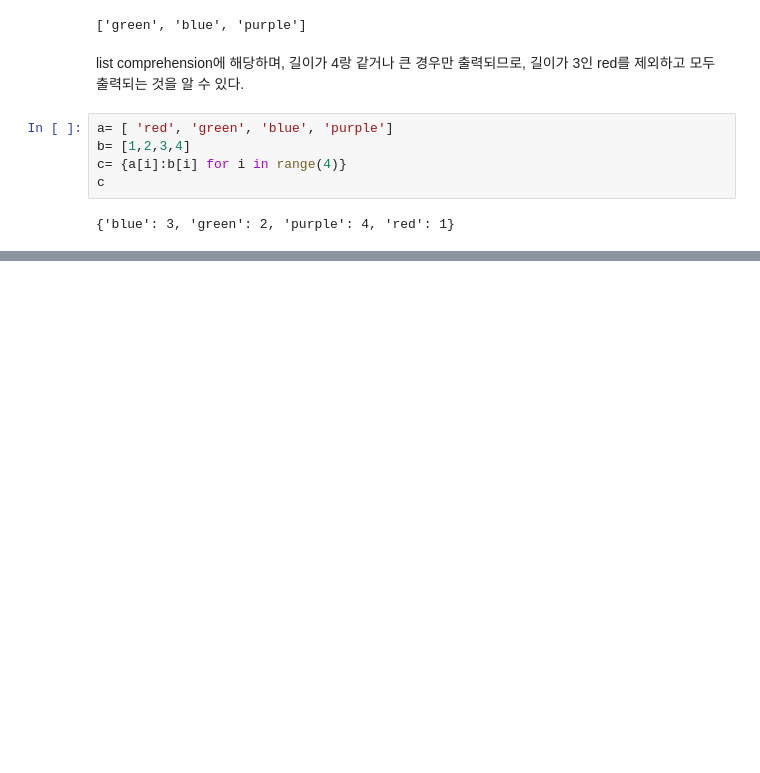
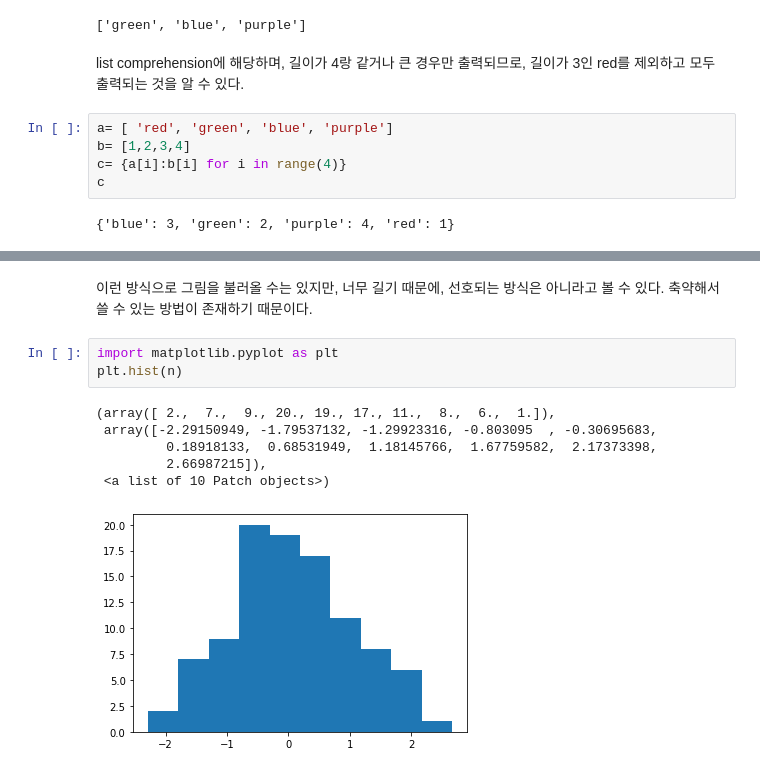
Before and after one commit to ShinSoonJong/Class2022Spring, a Jupyter notebook: 20220316.ipynb, the cells around one changed output, grey strips where cells are left out. Drawn from its saved outputs; the diff is of its cells as text; blank space fills up the shorter version.

```diff
--- a/20220316.ipynb
+++ b/20220316.ipynb
@@ -294,0 +340,12 @@ dict comprehension에 해당하며, range 4는 [0,1,2,3] 인 것을 알 수 있
+# %% [markdown]
+이런 방식으로 그림을 불러올 수는 있지만, 너무 길기 때문에, 선호되는 방식은 아니라고 볼 수 있다. 축약해서 쓸 수 있는 방법이 존재하기 때문이다.
+# %%
+import matplotlib.pyplot as plt
+plt.hist(n)
+# %% [output]
+(array([ 2.,  7.,  9., 20., 19., 17., 11.,  8.,  6.,  1.]),
+ array([-2.29150949, -1.79537132, -1.29923316, -0.803095  , -0.30695683,
+         0.18918133,  0.68531949,  1.18145766,  1.67759582,  2.17373398,
+         2.66987215]),
+ <a list of 10 Patch objects>)
+[figure, added]
```
Also changed, not shown: parts of 44 cells of this notebook.
